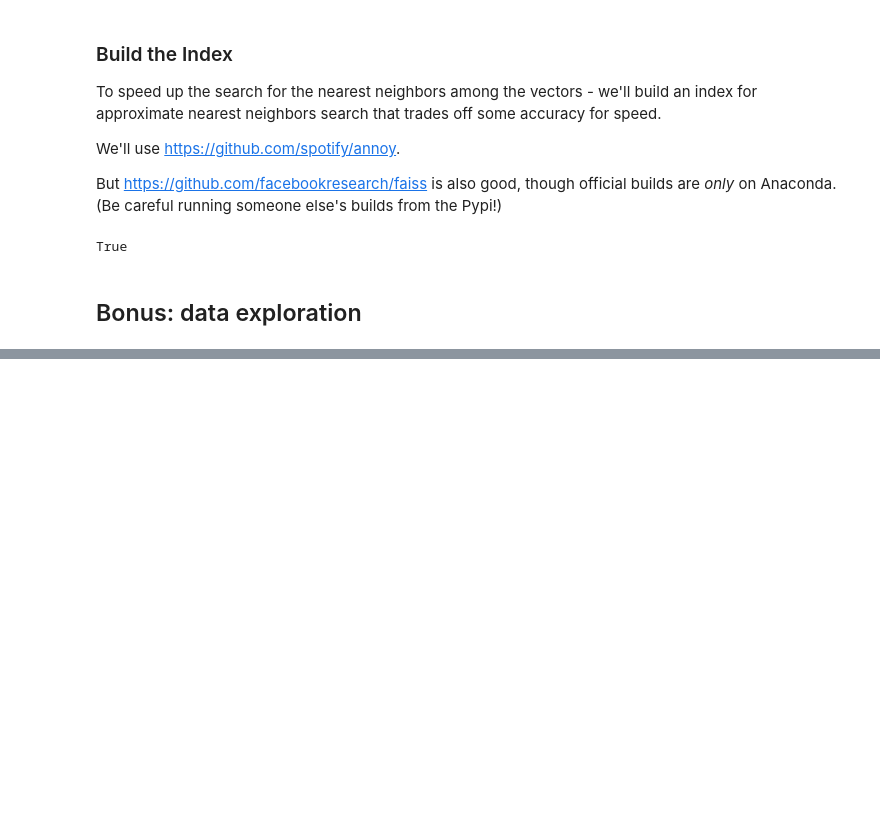
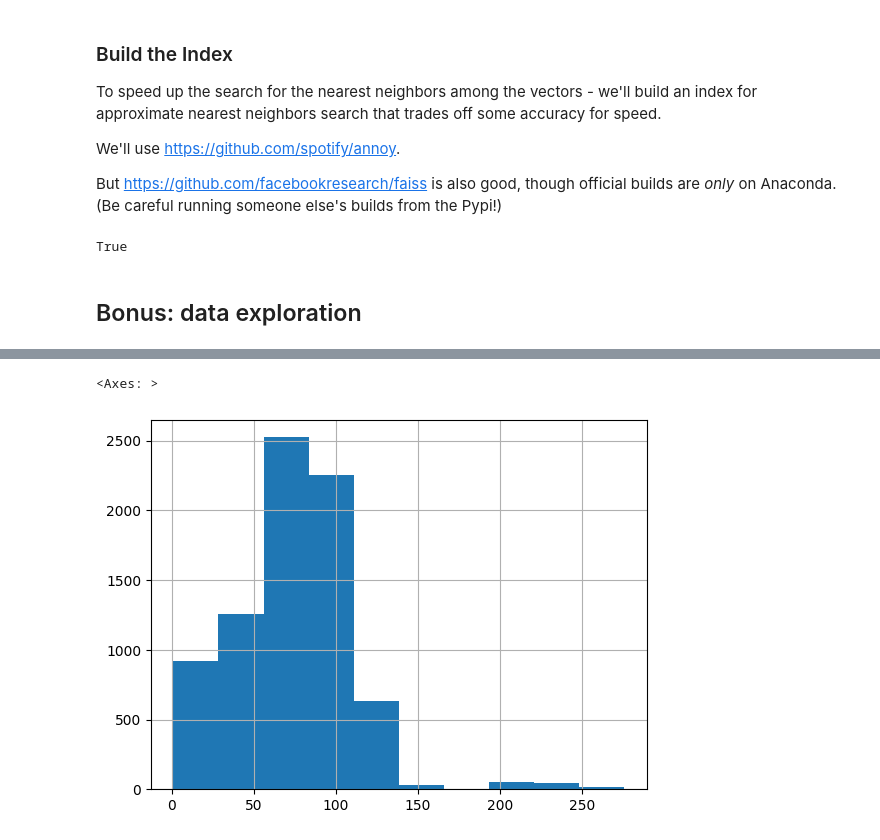
Before and after one commit to bzz/jet-search, a Jupyter notebook: gpt3_code_embeddings.ipynb, the cells around one changed output, grey strips where cells are left out. Saved outputs shown, nothing was run; the diff lists cells and outputs as text; code cells hidden in the pictures; blank space fills up the shorter version.

```diff
--- a/gpt3_code_embeddings.ipynb
+++ b/gpt3_code_embeddings.ipynb
@@ -639,0 +846,5 @@ df[df['n_tokens'] < 4000]['n_tokens'].hist(bins=200, log=True)
+# %%
+df_sdk.n_tokens.hist()
+# %% [output]
+<Axes: >
+[figure, added]
```
Also changed, not shown: parts of 29 cells of this notebook.
